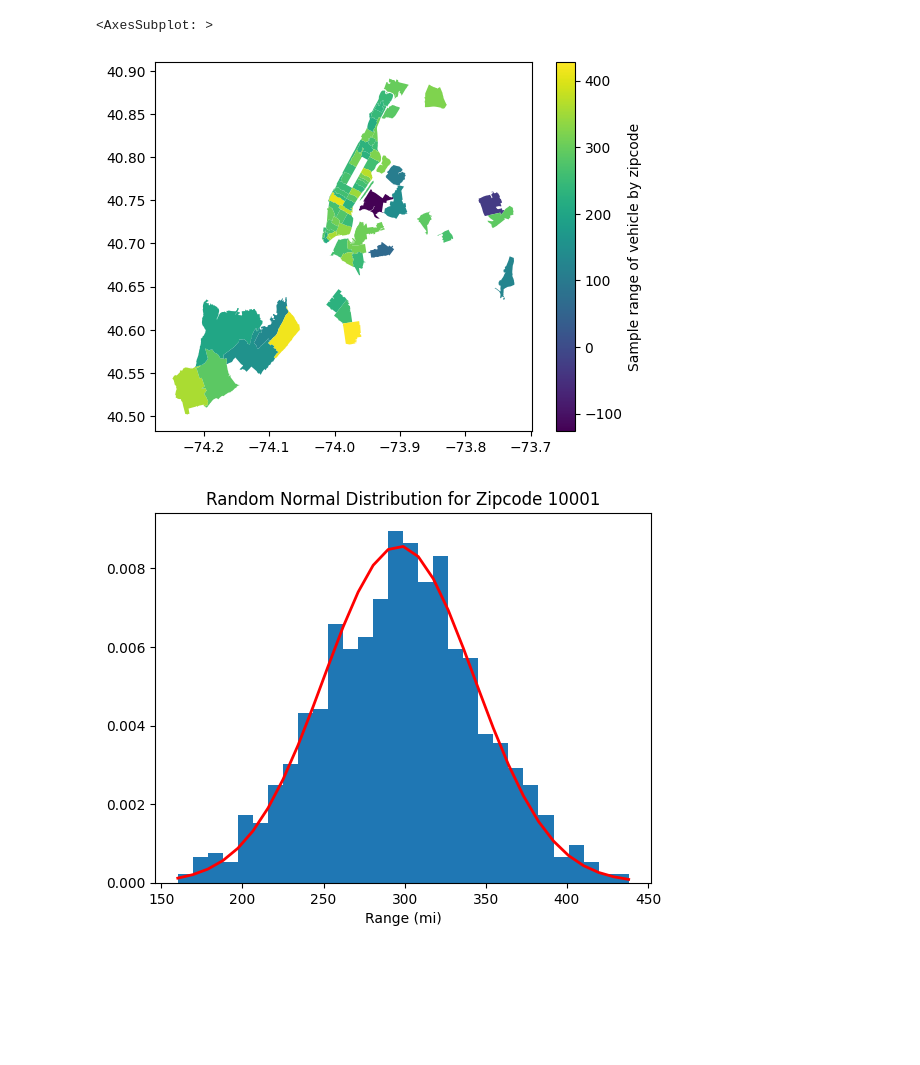
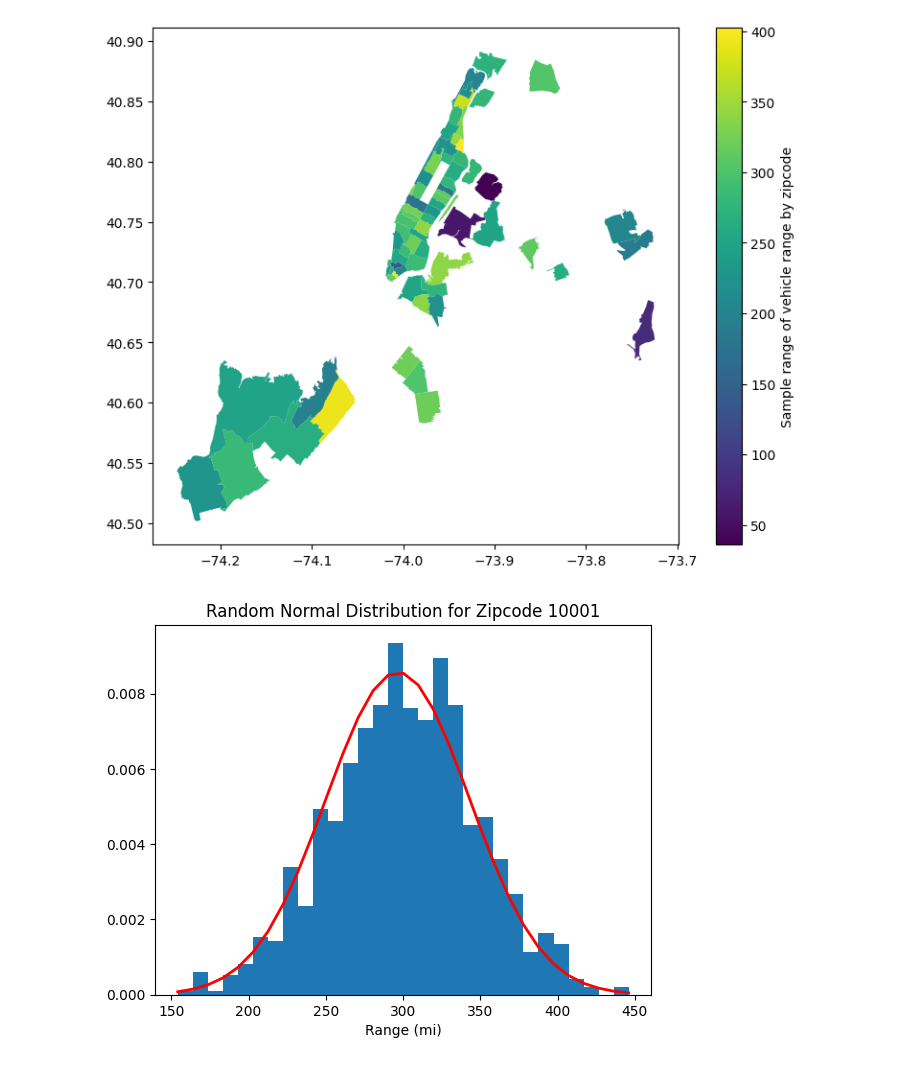
Before and after one commit to ct-spec-res/ev-load-forecast-nyc, a Jupyter notebook: src/vehicle-characteristics/nys-dmv.ipynb, the cells around one changed output. Drawn from its saved outputs; the diff is of its cells as text; code cells hidden in the pictures; blank space fills up the shorter version.

Commit message:
Fix special character problem and plotting issues

```diff
--- a/src/vehicle-characteristics/nys-dmv.ipynb
+++ b/src/vehicle-characteristics/nys-dmv.ipynb
@@ -120,7 +120,10 @@ df_dmv['zip'] = df_dmv['zip'].astype(int)
 # Change vin numbers to models
 df_dmv['model'] = df_dmv['vin'].progress_apply(lambda x: pyvin.VIN(x, error_handling=pyvin.PASS).Model)
 # %%
-# df_dmv = pd.read_csv('ev_with_models.csv')
+# Load csv from previous pyvin determination
+df_dmv = pd.read_csv('ev_with_models.csv')
+
+df_dmv.dropna(subset = ['model'], inplace = True)
 # %%
 # Load emission & range data for epa registered vehicles
 df_veh_range = pd.read_csv('https://www.fueleconomy.gov/feg/epadata/vehicles.csv', low_memory=False)
@@ -156,7 +159,7 @@ def get_model_range(model):
 unique_models = pd.DataFrame(df_dmv.model.unique(), columns=['model'])
 
 # Set blanks to nan in model names
-unique_models = unique_models[unique_models['model'] != '[]']
+unique_models = unique_models[unique_models['model'] != '']
 
 # Dataframe with unique models and ranges
 unique_models_and_ranges = pd.concat([unique_models,
@@ -172,6 +175,8 @@ df_dmv_with_ranges = df_dmv.merge(unique_models_and_ranges, how='left', on='mode
 # Drop values if no average range was found
 df_dmv_with_ranges.dropna(subset=['avg_range'], inplace = True)
 
+df_dmv_with_ranges = df_dmv_with_ranges[df_dmv_with_ranges['avg_range'] != 0]
+
 # Create dataframe with average range, median range, and standard deviation of each zipcode
 df_zip_ranges = df_dmv_with_ranges[['zip','avg_range','median_range','std_range']].groupby(by=['zip'], as_index = False).mean()
 
@@ -194,15 +215,10 @@ gdf_zip['modzcta'] = gdf_zip['modzcta'].astype(int)
 gdf_plot = pd.merge(gdf_zip, df_zip_ranges, left_on='modzcta', right_on='zip')
 # %%
 # Plot vehicle ranges by zipcode
-gdf_plot.plot(column = 'sample_range',
-             legend = True,
-             legend_kwds = {
-                            'label': "Sample range of vehicle by zipcode"
-                           }
-            )
+gdf_plot.plot(column = 'sample_range', legend = True, legend_kwds = {'label': "Sample range of vehicle range by zipcode"}, figsize = (10,7))
+plt.show()
 # %% [output]
-<AxesSubplot: >
-[figure, old version]
+[figure, new version]
 # %%
 # Example distribution plot
 mu = df_zip_ranges['avg_range'][0]
@@ -217,4 +233,4 @@ plt.title('Random Normal Distribution for Zipcode 10001')
 plt.xlabel('Range (mi)')
 plt.show()
 # %% [output]
-[figure, old version]
+[figure, new version]
```
Also changed, not shown: parts of 1 cell of this notebook, 3 other files.
